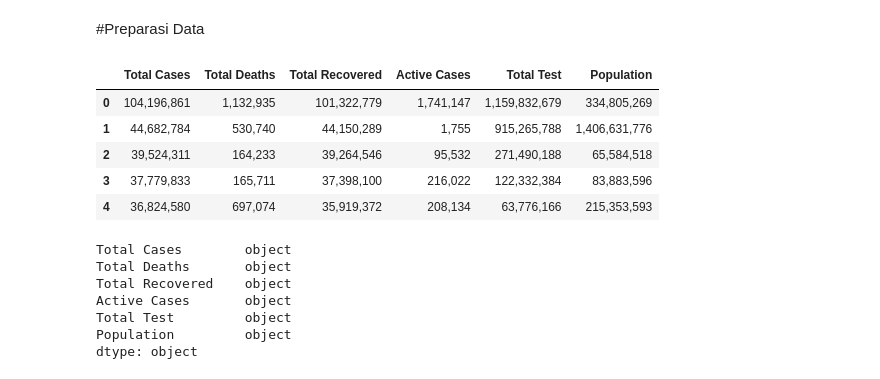
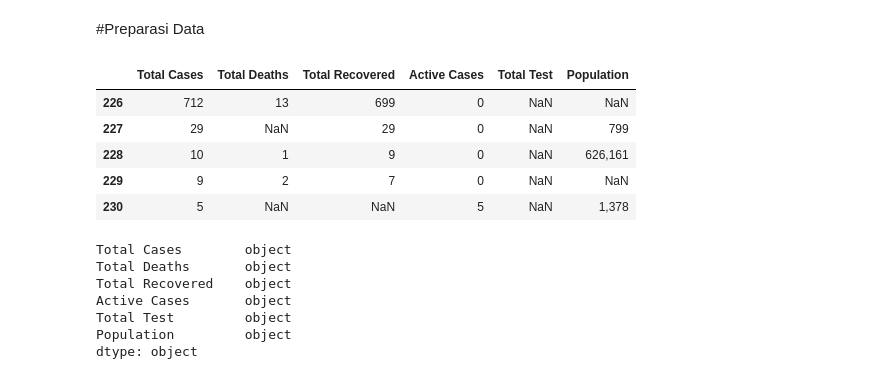
Before and after one commit to HabilAmardias/Data-imputation, a Jupyter notebook: Kelompok_7_Tugas_minggu_4_Sains_Data.ipynb, the cells around one changed output. Saved outputs shown, nothing was run; the diff lists cells and outputs as text; code cells hidden in the pictures.

```diff
--- a/Kelompok_7_Tugas_minggu_4_Sains_Data.ipynb
+++ b/Kelompok_7_Tugas_minggu_4_Sains_Data.ipynb
@@ -7,14 +7,14 @@ import matplotlib.pyplot as plt
 import seaborn as sns
 # %%
 df=pd.read_csv('/content/covid_worldwide.csv',usecols=['Total Cases','Total Deaths','Total Recovered','Active Cases','Total Test','Population'])
-df.head()
+df.tail()
 # %% [output]
 |  | Total Cases | Total Deaths | Total Recovered | Active Cases | Total Test | Population |
-| 0 | 104,196,861 | 1,132,935 | 101,322,779 | 1,741,147 | 1,159,832,679 | 334,805,269 |
-| 1 | 44,682,784 | 530,740 | 44,150,289 | 1,755 | 915,265,788 | 1,406,631,776 |
-| 2 | 39,524,311 | 164,233 | 39,264,546 | 95,532 | 271,490,188 | 65,584,518 |
-| 3 | 37,779,833 | 165,711 | 37,398,100 | 216,022 | 122,332,384 | 83,883,596 |
-| 4 | 36,824,580 | 697,074 | 35,919,372 | 208,134 | 63,776,166 | 215,353,593 |
+| 226 | 712 | 13 | 699 | 0 | NaN | NaN |
+| 227 | 29 | NaN | 29 | 0 | NaN | 799 |
+| 228 | 10 | 1 | 9 | 0 | NaN | 626,161 |
+| 229 | 9 | 2 | 7 | 0 | NaN | NaN |
+| 230 | 5 | NaN | NaN | 5 | NaN | 1,378 |
 # %%
 df.dtypes
 # %% [output]
```
Also changed, not shown: parts of 20 cells of this notebook.
